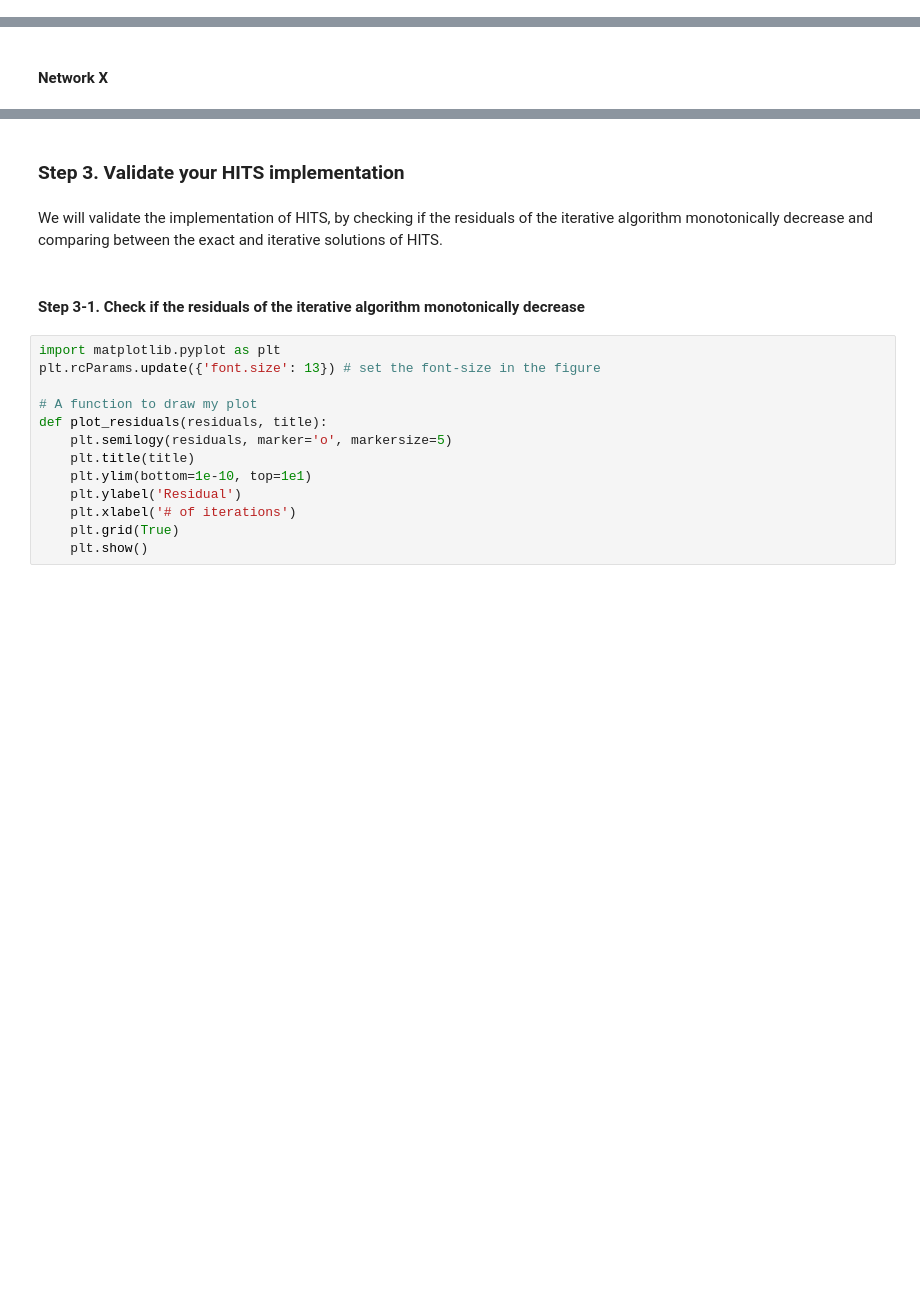
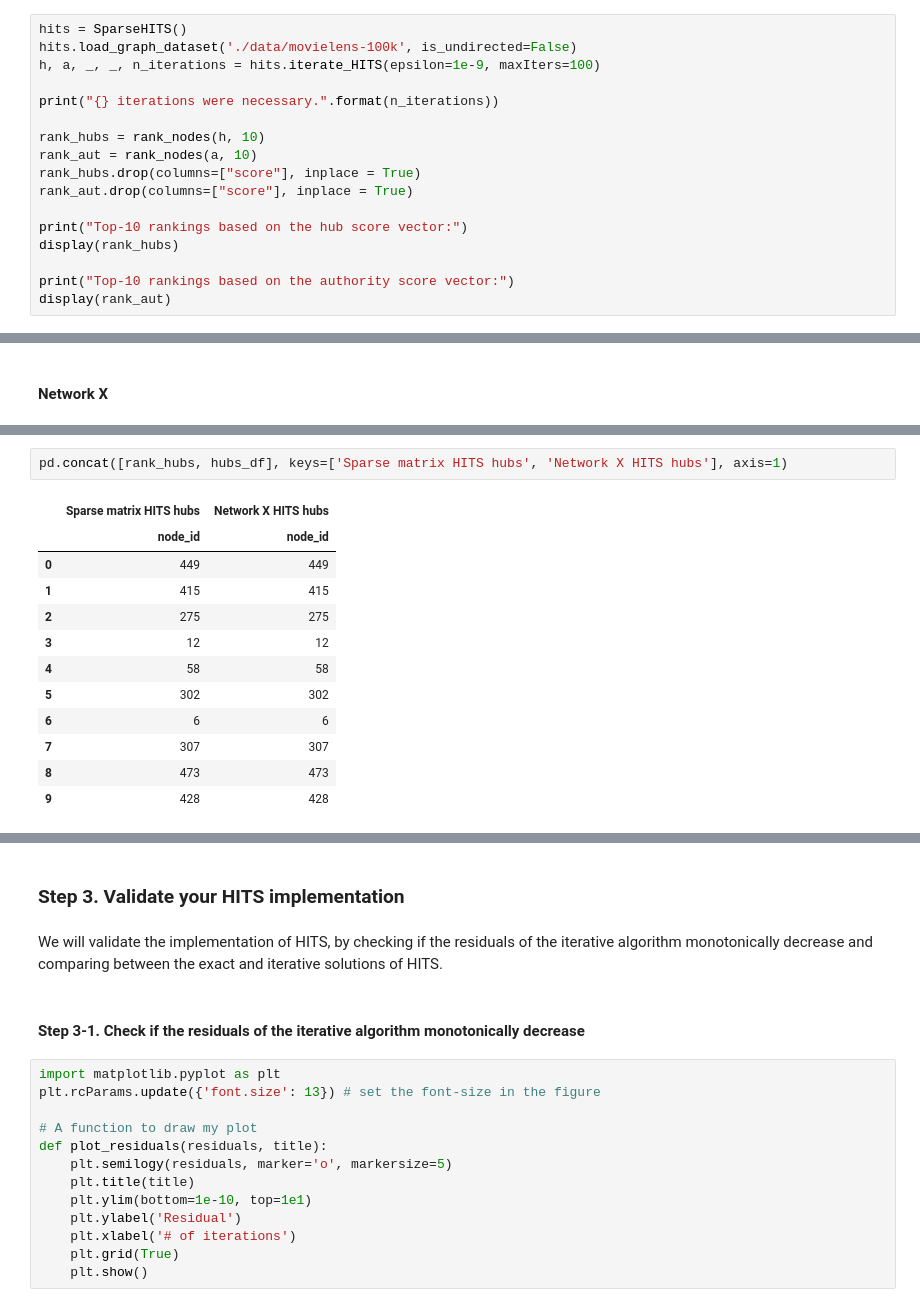
Before and after one commit to BiancaBenelli/Mining_massive_datasets, a Jupyter notebook: hubs_and_authorities/Session 4. Tutorial on HITS.ipynb, the cells around one changed output, grey strips where cells are left out. Saved outputs shown, nothing was run; the diff lists cells and outputs as text; blank space fills up the shorter version.

```diff
--- a/hubs_and_authorities/Session 4. Tutorial on HITS.ipynb
+++ b/hubs_and_authorities/Session 4. Tutorial on HITS.ipynb
@@ -297,0 +306,17 @@ From https://snap.stanford.edu/data/web-NotreDame.html
+# %%
+hits = SparseHITS()
+hits.load_graph_dataset('./data/movielens-100k', is_undirected=False)
+h, a, _, _, n_iterations = hits.iterate_HITS(epsilon=1e-9, maxIters=100)
+
+print("{} iterations were necessary.".format(n_iterations))
+
+rank_hubs = rank_nodes(h, 10)
+rank_aut = rank_nodes(a, 10)
+rank_hubs.drop(columns=["score"], inplace = True)
+rank_aut.drop(columns=["score"], inplace = True)
+
+print("Top-10 rankings based on the hub score vector:")
+display(rank_hubs)
+
+print("Top-10 rankings based on the authority score vector:")
+display(rank_aut)
@@ -376,0 +408,15 @@ aut_df = pd.DataFrame(list(sorted_aut.items()), columns=['node_id', 'score'])
+# %%
+pd.concat([rank_hubs, hubs_df], keys=['Sparse matrix HITS hubs', 'Network X HITS hubs'], axis=1)
+# %% [output]
+|  | Sparse matrix HITS hubs | Network X HITS hubs |
+|  | node_id | node_id |
+| 0 | 449 | 449 |
+| 1 | 415 | 415 |
+| 2 | 275 | 275 |
+| 3 | 12 | 12 |
+| 4 | 58 | 58 |
+| 5 | 302 | 302 |
+| 6 | 6 | 6 |
+| 7 | 307 | 307 |
+| 8 | 473 | 473 |
+| 9 | 428 | 428 |
```
Also changed, not shown: parts of 35 cells of this notebook, 1 other file.
